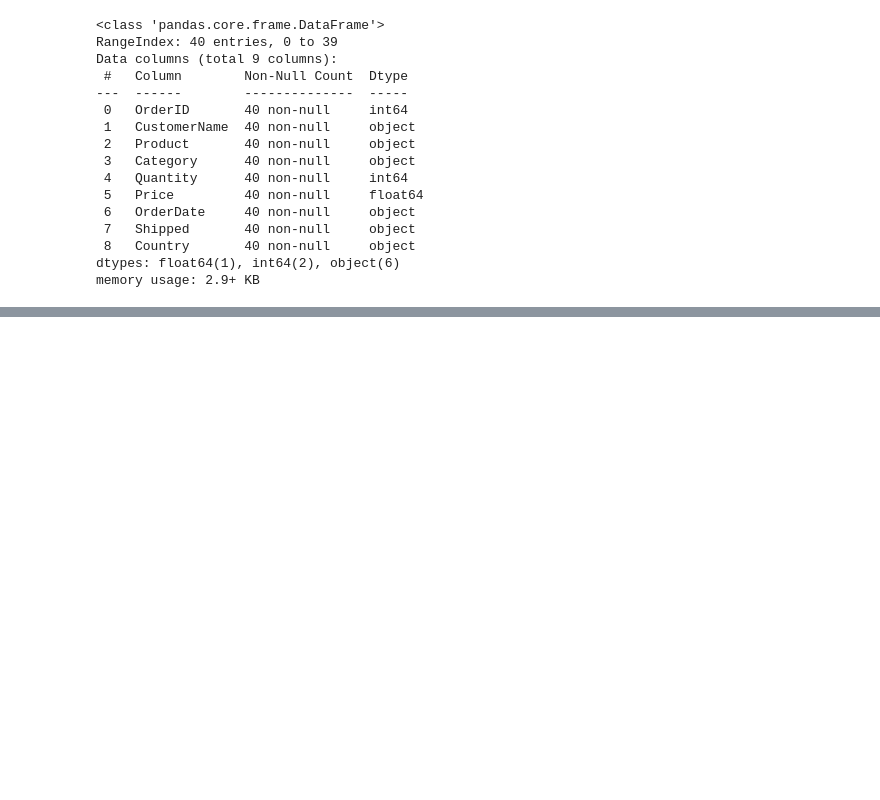
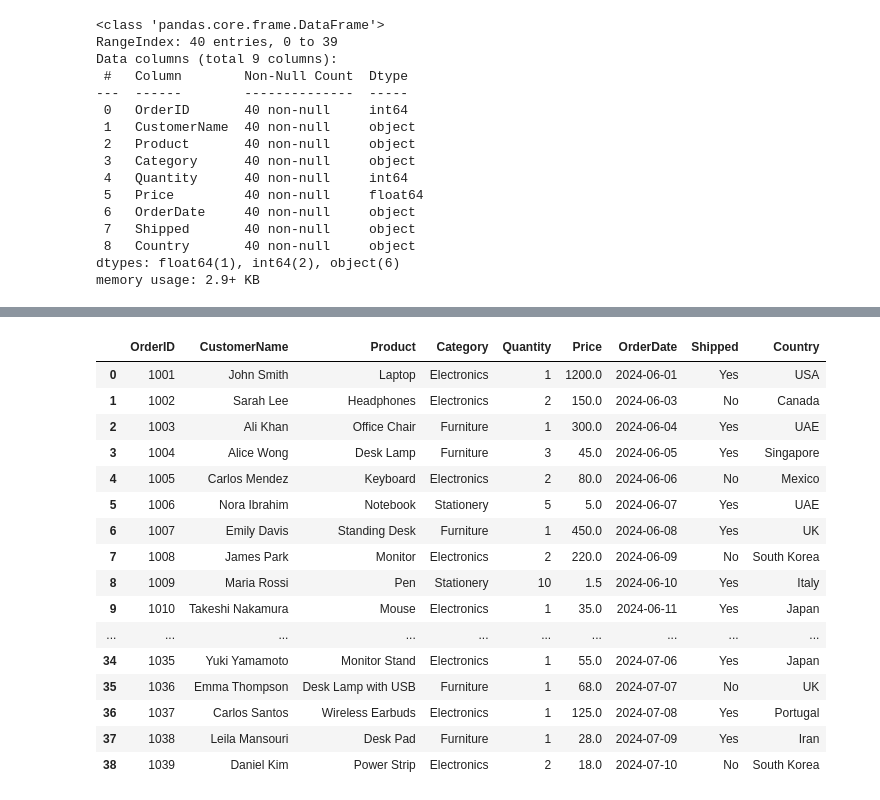
Before and after one commit to Raj4478/jupiter, a Jupyter notebook: panda.ipynb, the cells around one changed output, grey strips where cells are left out. Saved outputs shown, nothing was run; the diff lists cells and outputs as text; code cells hidden in the pictures; blank space fills up the shorter version.

```diff
--- a/panda.ipynb
+++ b/panda.ipynb
@@ -62,0 +93,2 @@ memory usage: 2.9+ KB
+# %%
+df.loc[df["CustomerName"] == "Anna Ivanova", "Product"] = "New Product"
@@ -62,0 +100,2 @@ memory usage: 2.9+ KB
+# %%
+df = df.drop(39)
@@ -62,0 +111,20 @@ memory usage: 2.9+ KB
+# %%
+df.dropna()
+# %% [output]
+|  | OrderID | CustomerName | Product | Category | Quantity | Price | OrderDate | Shipped | Country |
+| 0 | 1001 | John Smith | Laptop | Electronics | 1 | 1200.0 | 2024-06-01 | Yes | USA |
+| 1 | 1002 | Sarah Lee | Headphones | Electronics | 2 | 150.0 | 2024-06-03 | No | Canada |
+| 2 | 1003 | Ali Khan | Office Chair | Furniture | 1 | 300.0 | 2024-06-04 | Yes | UAE |
+| 3 | 1004 | Alice Wong | Desk Lamp | Furniture | 3 | 45.0 | 2024-06-05 | Yes | Singapore |
+| 4 | 1005 | Carlos Mendez | Keyboard | Electronics | 2 | 80.0 | 2024-06-06 | No | Mexico |
+| 5 | 1006 | Nora Ibrahim | Notebook | Stationery | 5 | 5.0 | 2024-06-07 | Yes | UAE |
+| 6 | 1007 | Emily Davis | Standing Desk | Furniture | 1 | 450.0 | 2024-06-08 | Yes | UK |
+| 7 | 1008 | James Park | Monitor | Electronics | 2 | 220.0 | 2024-06-09 | No | South Korea |
+| 8 | 1009 | Maria Rossi | Pen | Stationery | 10 | 1.5 | 2024-06-10 | Yes | Italy |
+| 9 | 1010 | Takeshi Nakamura | Mouse | Electronics | 1 | 35.0 | 2024-06-11 | Yes | Japan |
+| ... | ... | ... | ... | ... | ... | ... | ... | ... | ... |
+| 34 | 1035 | Yuki Yamamoto | Monitor Stand | Electronics | 1 | 55.0 | 2024-07-06 | Yes | Japan |
+| 35 | 1036 | Emma Thompson | Desk Lamp with USB | Furniture | 1 | 68.0 | 2024-07-07 | No | UK |
+| 36 | 1037 | Carlos Santos | Wireless Earbuds | Electronics | 1 | 125.0 | 2024-07-08 | Yes | Portugal |
+| 37 | 1038 | Leila Mansouri | Desk Pad | Furniture | 1 | 28.0 | 2024-07-09 | Yes | Iran |
+| 38 | 1039 | Daniel Kim | Power Strip | Electronics | 2 | 18.0 | 2024-07-10 | No | South Korea |
```
Also changed, not shown: parts of 9 cells of this notebook.
